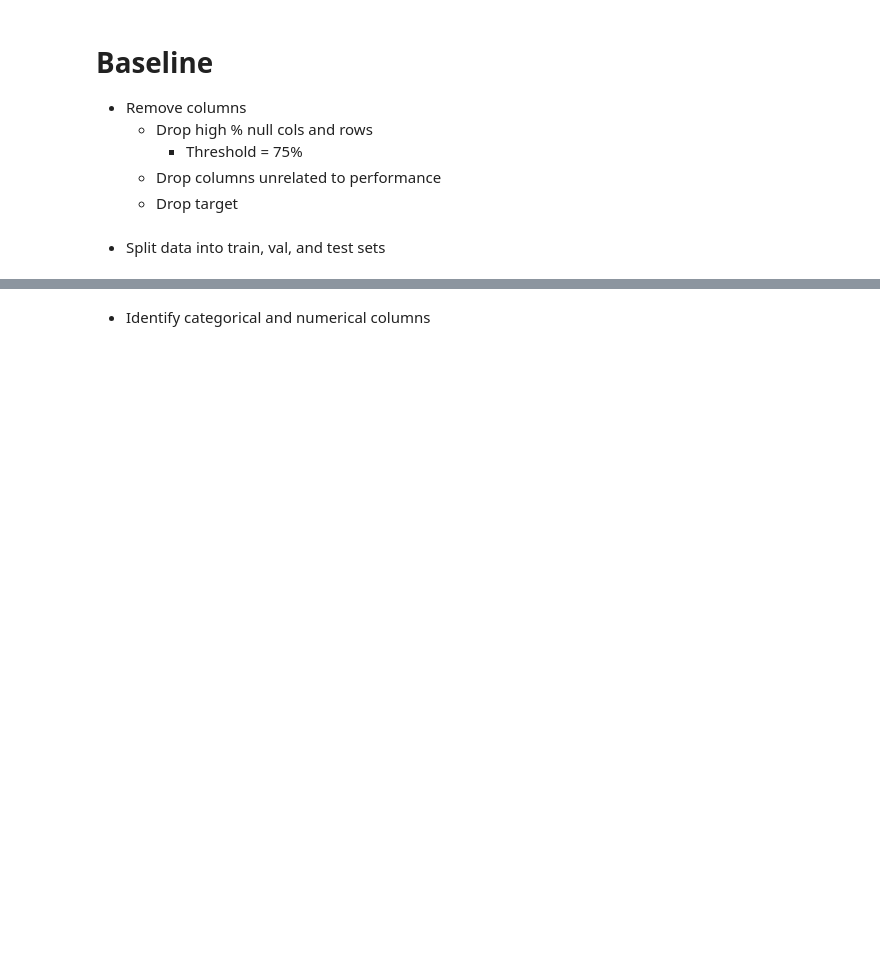
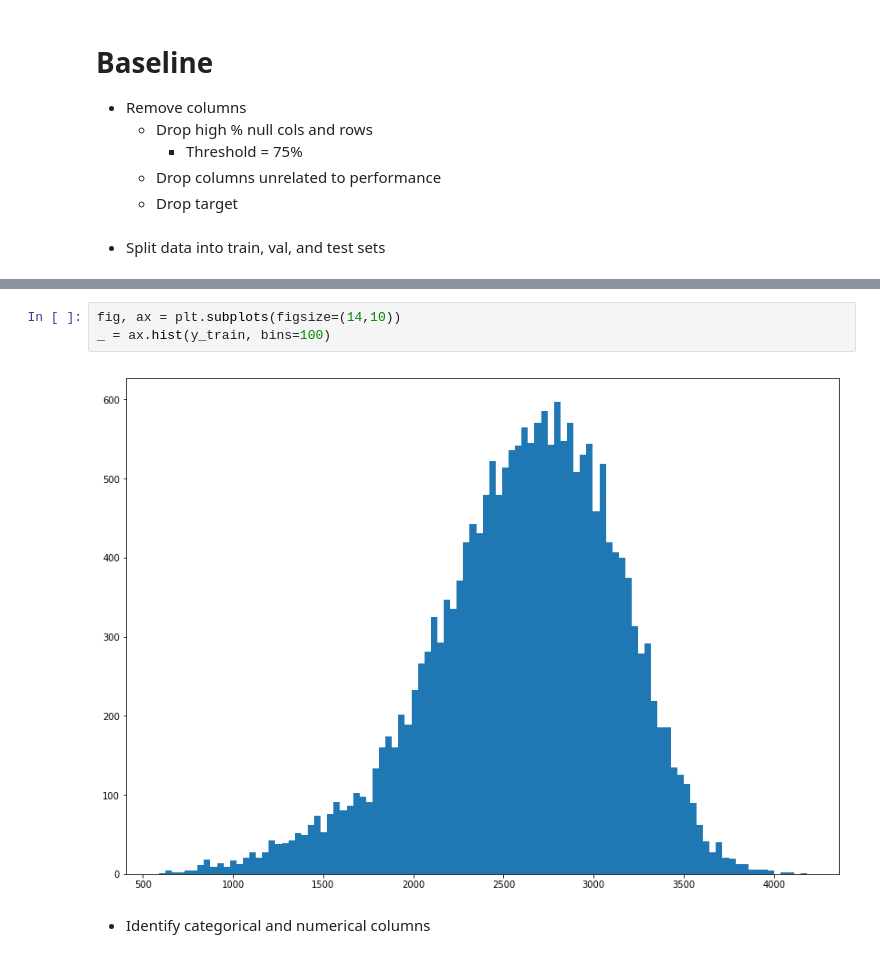
Before and after one commit to barmfield/job_performance, a Jupyter notebook: wsa2113_hw4.ipynb, the cells around one changed output, grey strips where cells are left out. Cells and saved outputs as stored; diff of their text form; blank space fills up the shorter version.

```diff
--- a/wsa2113_hw4.ipynb
+++ b/wsa2113_hw4.ipynb
@@ -88,3 +95,8 @@ print(y_test.shape)
+# %%
+fig, ax = plt.subplots(figsize=(14,10))
+_ = ax.hist(y_train, bins=100)
+# %% [output]
+[figure, added]
 # %% [markdown]
 * Identify categorical and numerical columns
 # %%
```
Also changed, not shown: parts of 37 cells of this notebook, 1 other file.
